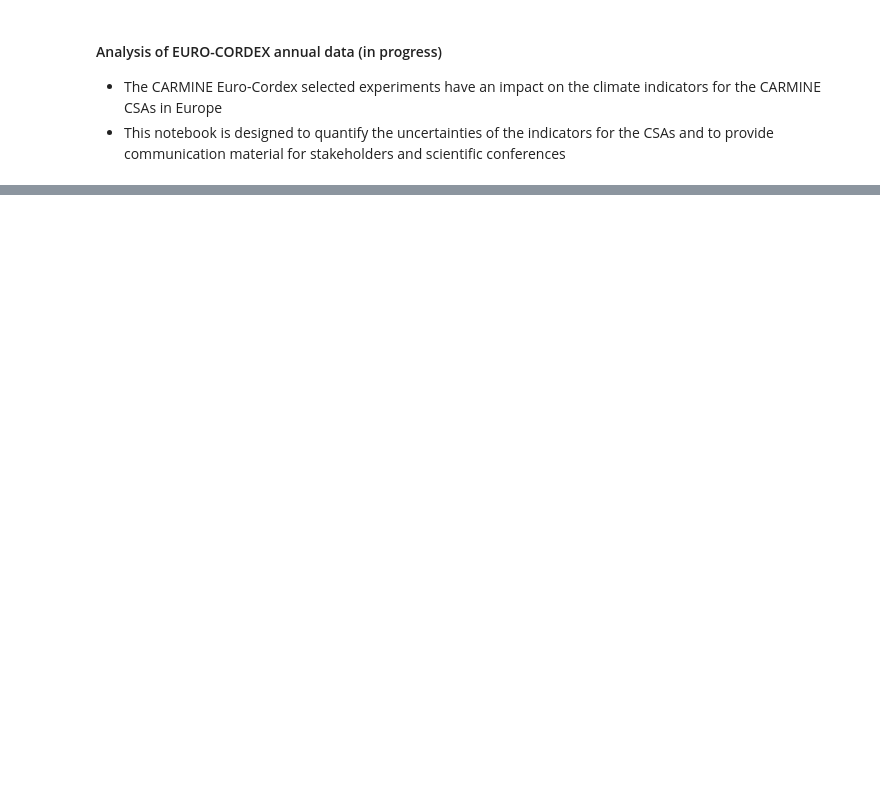
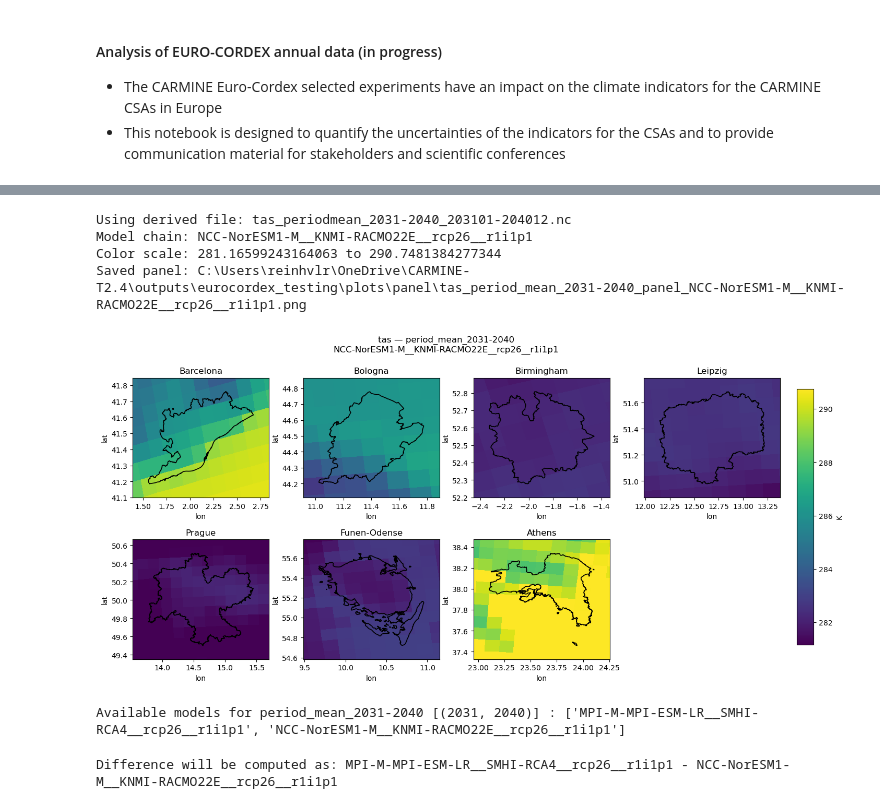
Before and after one commit to FedeleG/CARMINE-T2.4, a Jupyter notebook: codes_all_CSAs/notebooks/euro-cordex-indicator-uncertainty/CARMINE-euro-codex-annual_testing.ipynb, the cells around one changed output, grey strips where cells are left out. Drawn from its saved outputs; the diff is of its cells as text; code cells hidden in the pictures; blank space fills up the shorter version.

```diff
--- a/codes_all_CSAs/notebooks/euro-cordex-indicator-uncertainty/CARMINE-euro-codex-annual_testing.ipynb
+++ b/codes_all_CSAs/notebooks/euro-cordex-indicator-uncertainty/CARMINE-euro-codex-annual_testing.ipynb
@@ -623,7 +685,7 @@ import warnings
 
 # ---- USER CHOICE FOR THE PANEL ----
 PANEL_PRODUCT = "period_mean_2031-2040"   # e.g. "period_mean_2031-2040" or "annual_mean"
-PANEL_MODEL_FILTER = "MPI-M-MPI-ESM-LR"                # substring to pick one model chain, e.g. "NCC-NorESM1-M", none to pick the first one
+PANEL_MODEL_FILTER = "NCC-NorESM1-M"                # substring to pick one model chain, e.g. "MPI-M-MPI-ESM-LR" or "NCC-NorESM1-M", none to pick the first one
 CMAP = "viridis"                         # keep simple for now
 ROBUST = True                            # use percentiles to avoid outliers dominating
 PCTL = (2, 98)                           # robust scaling percentiles
@@ -776,30 +838,58 @@ try:
         axes[j].set_axis_off()
 
     # shared colorbar
     # --- shared colorbar in dedicated axis ---
     cax = fig.add_axes([0.92, 0.15, 0.02, 0.7])  # [left, bottom, width, height]
     cbar = fig.colorbar(im_last, cax=cax)
 
     units = str(da.attrs.get("units", "")).strip()
     if units:
         cbar.set_label(units)
 
 
     sup = f"{VAR_NAME} — {PANEL_PRODUCT}"
     if year_val is not None:
         sup += f" (year={year_val})"
     sup += f"\n{MODEL_ID}"
     fig.suptitle(sup, y=0.995)
 
     #fig.tight_layout()
 
     out_png = EUROCORDEX_TEST_OUTPUT_ROOT / "plots" / "panel" / f"{VAR_NAME}_{PANEL_PRODUCT}_panel_{safe_slug(str(MODEL_ID))}.png"
     out_png.parent.mkdir(parents=True, exist_ok=True)
     fig.savefig(out_png, dpi=DPI, bbox_inches="tight")
     fig.subplots_adjust(right=0.9, hspace=0.35, wspace=0.25)
     print("Saved panel:", out_png)
 
     plt.show()
 
 finally:
     ds.close()
+# %% [output]
+Using derived file: tas_periodmean_2031-2040_203101-204012.nc
+Model chain: NCC-NorESM1-M__KNMI-RACMO22E__rcp26__r1i1p1
+Color scale: 281.16599243164063 to 290.7481384277344
+Saved panel: C:\Users\reinhvlr\OneDrive\CARMINE-T2.4\outputs\eurocordex_testing\plots\panel\tas_period_mean_2031-2040_panel_NCC-NorESM1-M__KNMI-RACMO22E__rcp26__r1i1p1.png
+[figure, added]
+# %%
+# =============================================================================
+# USER INPUT — choose two models for difference plots (B - A)
+# =============================================================================
+
+# show what is available for the current panel selection
+avail = results_df[
+    (results_df["product"] == PANEL_PRODUCT)
+]["model_chain_id"].dropna().unique()
+
+avail = sorted(map(str, avail))
+print("Available models for", PANEL_PRODUCT, PERIODS, ":", avail)
+# %% [output]
+Available models for period_mean_2031-2040 [(2031, 2040)] : ['MPI-M-MPI-ESM-LR__SMHI-RCA4__rcp26__r1i1p1', 'NCC-NorESM1-M__KNMI-RACMO22E__rcp26__r1i1p1']
+# %%
+# ---- pick here (B - A) ----
+MODEL_A = avail[1]   # reference / baseline
+MODEL_B = avail[0]   # comparison
+
+print("Difference will be computed as:", MODEL_B, "-", MODEL_A)
+# %% [output]
+Difference will be computed as: MPI-M-MPI-ESM-LR__SMHI-RCA4__rcp26__r1i1p1 - NCC-NorESM1-M__KNMI-RACMO22E__rcp26__r1i1p1
```
Also changed, not shown: parts of 6 cells of this notebook, 1 other file.
